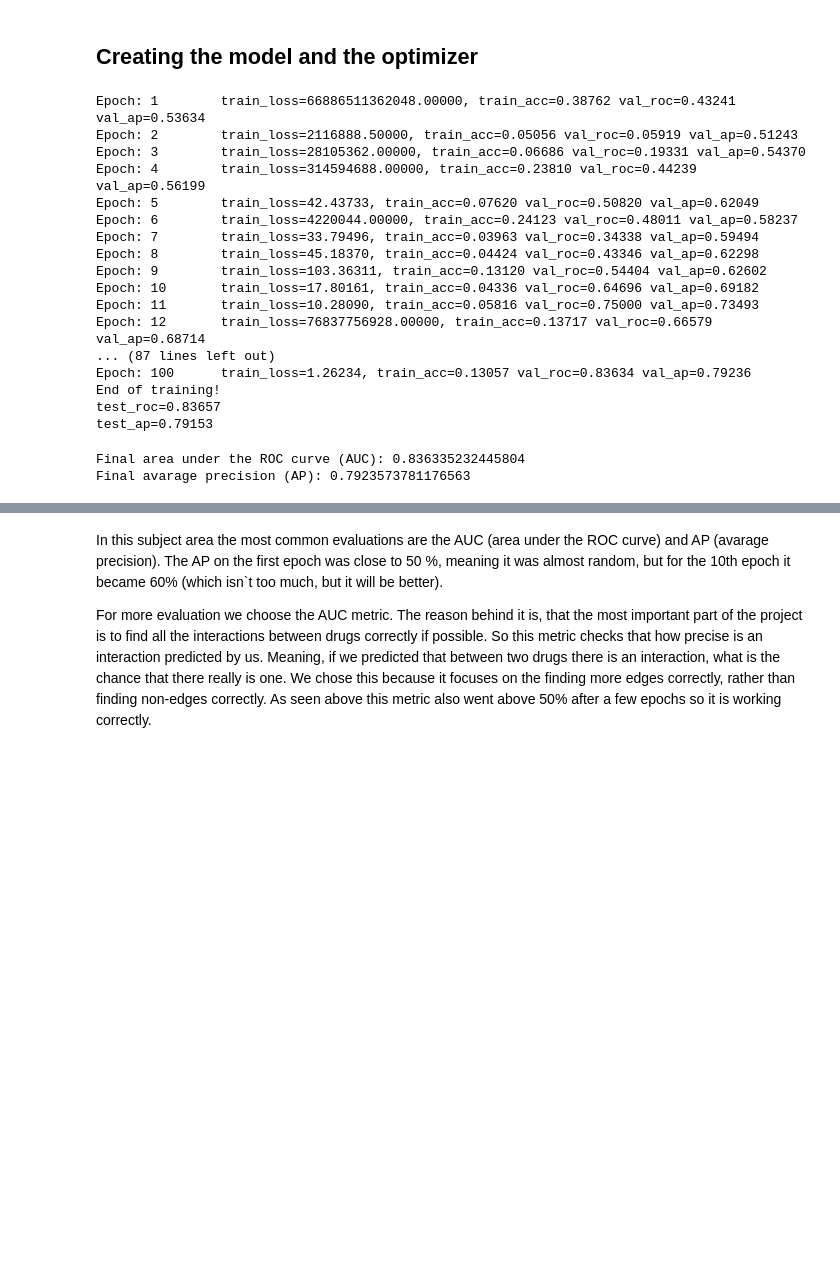
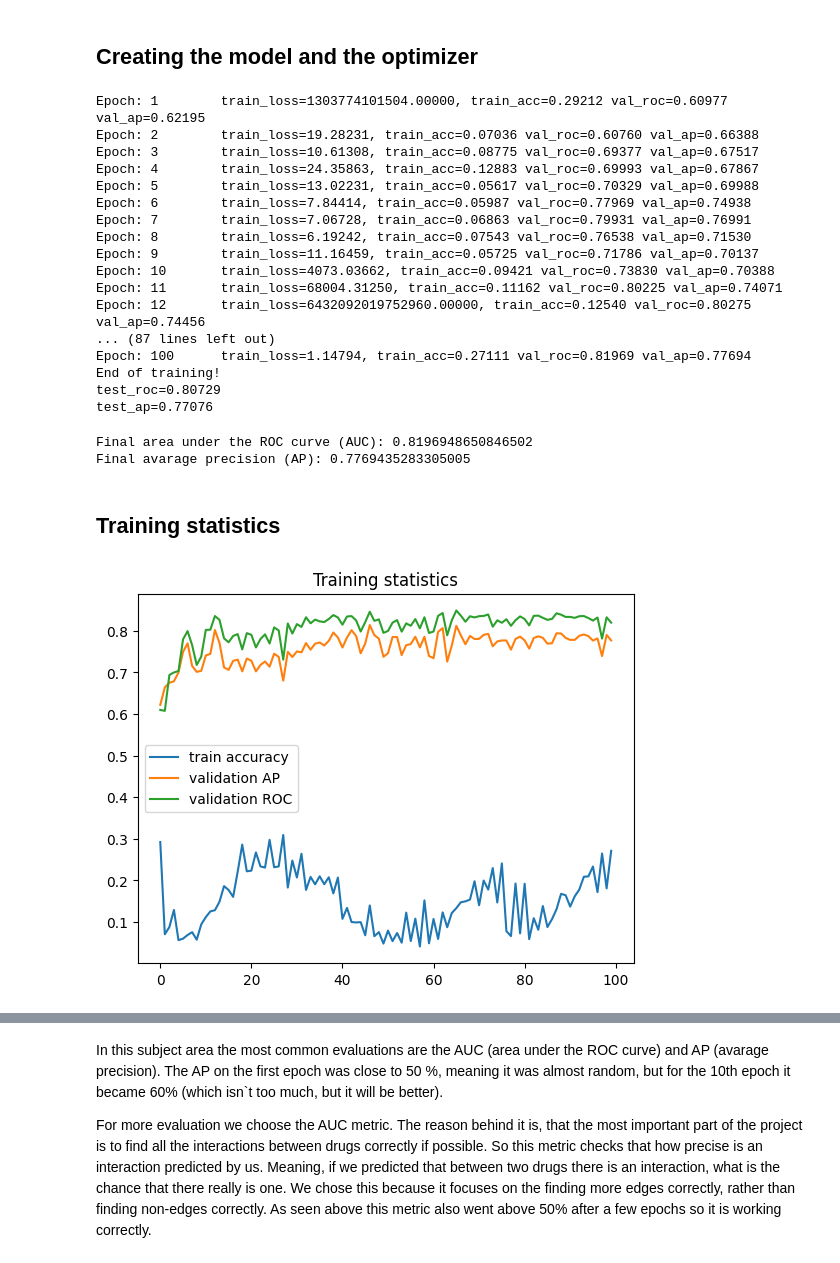
Before and after one commit to peter-i-istvan/nhf-drugs, a Jupyter notebook: training_example.ipynb, the cells around one changed output, grey strips where cells are left out. Drawn from its saved outputs; the diff is of its cells as text; code cells hidden in the pictures; blank space fills up the shorter version.

```diff
--- a/training_example.ipynb
+++ b/training_example.ipynb
@@ -361,6 +345,13 @@ vgae_model = VGAEModel(features_num, hidden1, hidden2)
 optimizer = torch.optim.Adam(vgae_model.parameters(), lr=learning_rate)
 # %%
 from sklearn.metrics import average_precision_score, roc_auc_score
+
+train_accs = []
+val_rocs = []
+val_aps = []
+losses = []
+
+torch.manual_seed(42) # reproducibility
 
 for epoch in range(epochs):
 
@@ -386,13 +377,18 @@ for epoch in range(epochs):
     )
     loss -= kl_divergence
 
+    losses.append(loss.detach().numpy())
+
     # backward
     optimizer.zero_grad()
     loss.backward()
     optimizer.step()
 
     train_acc = get_acc(logits, adj_label)
+    train_accs.append(train_acc)
     val_roc, val_ap = get_scores(val_edges, val_edges_false, logits)
+    val_rocs.append(val_roc)
+    val_aps.append(val_ap)
     print(f'Epoch: {epoch+1}\ttrain_loss={loss.item():.5f}, train_acc={train_acc:.5f} val_roc={val_roc:.5f} val_ap={val_ap:.5f}')
 
 test_roc, test_ap = get_scores(test_edges, test_edges_false, logits)
@@ -400,26 +396,39 @@ print(
     f'End of training!\ntest_roc={test_roc:.5f}\ntest_ap={test_ap:.5f}'
 )
 # %% [output]
-Epoch: 1        train_loss=66886511362048.00000, train_acc=0.38762 val_roc=0.43241 val_ap=0.53634
-Epoch: 2        train_loss=2116888.50000, train_acc=0.05056 val_roc=0.05919 val_ap=0.51243
-Epoch: 3        train_loss=28105362.00000, train_acc=0.06686 val_roc=0.19331 val_ap=0.54370
-Epoch: 4        train_loss=314594688.00000, train_acc=0.23810 val_roc=0.44239 val_ap=0.56199
-Epoch: 5        train_loss=42.43733, train_acc=0.07620 val_roc=0.50820 val_ap=0.62049
-Epoch: 6        train_loss=4220044.00000, train_acc=0.24123 val_roc=0.48011 val_ap=0.58237
-Epoch: 7        train_loss=33.79496, train_acc=0.03963 val_roc=0.34338 val_ap=0.59494
-Epoch: 8        train_loss=45.18370, train_acc=0.04424 val_roc=0.43346 val_ap=0.62298
-Epoch: 9        train_loss=103.36311, train_acc=0.13120 val_roc=0.54404 val_ap=0.62602
-Epoch: 10       train_loss=17.80161, train_acc=0.04336 val_roc=0.64696 val_ap=0.69182
-Epoch: 11       train_loss=10.28090, train_acc=0.05816 val_roc=0.75000 val_ap=0.73493
-Epoch: 12       train_loss=76837756928.00000, train_acc=0.13717 val_roc=0.66579 val_ap=0.68714
+Epoch: 1        train_loss=1303774101504.00000, train_acc=0.29212 val_roc=0.60977 val_ap=0.62195
+Epoch: 2        train_loss=19.28231, train_acc=0.07036 val_roc=0.60760 val_ap=0.66388
+Epoch: 3        train_loss=10.61308, train_acc=0.08775 val_roc=0.69377 val_ap=0.67517
+Epoch: 4        train_loss=24.35863, train_acc=0.12883 val_roc=0.69993 val_ap=0.67867
+Epoch: 5        train_loss=13.02231, train_acc=0.05617 val_roc=0.70329 val_ap=0.69988
+Epoch: 6        train_loss=7.84414, train_acc=0.05987 val_roc=0.77969 val_ap=0.74938
+Epoch: 7        train_loss=7.06728, train_acc=0.06863 val_roc=0.79931 val_ap=0.76991
+Epoch: 8        train_loss=6.19242, train_acc=0.07543 val_roc=0.76538 val_ap=0.71530
+Epoch: 9        train_loss=11.16459, train_acc=0.05725 val_roc=0.71786 val_ap=0.70137
+Epoch: 10       train_loss=4073.03662, train_acc=0.09421 val_roc=0.73830 val_ap=0.70388
+Epoch: 11       train_loss=68004.31250, train_acc=0.11162 val_roc=0.80225 val_ap=0.74071
+Epoch: 12       train_loss=6432092019752960.00000, train_acc=0.12540 val_roc=0.80275 val_ap=0.74456
 ... (87 lines left out)
-Epoch: 100      train_loss=1.26234, train_acc=0.13057 val_roc=0.83634 val_ap=0.79236
+Epoch: 100      train_loss=1.14794, train_acc=0.27111 val_roc=0.81969 val_ap=0.77694
 End of training!
-test_roc=0.83657
-test_ap=0.79153
+test_roc=0.80729
+test_ap=0.77076
 # %%
 print("Final area under the ROC curve (AUC):" , val_roc)
 print("Final avarage precision (AP):", val_ap)
 # %% [output]
-Final area under the ROC curve (AUC): 0.836335232445804
-Final avarage precision (AP): 0.7923573781176563
+Final area under the ROC curve (AUC): 0.8196948650846502
+Final avarage precision (AP): 0.7769435283305005
+# %% [markdown]
+## Training statistics
+# %%
+import matplotlib.pyplot as plt
+
+plt.title("Training statistics")
+plt.plot(train_accs, label='train accuracy')
+plt.plot(val_aps, label='validation AP')
+plt.plot(val_rocs, label='validation ROC')
+plt.legend(loc="center left")
+plt.show()
+# %% [output]
+[figure, added]
```
Also changed, not shown: parts of 3 cells of this notebook, 6 other files.
